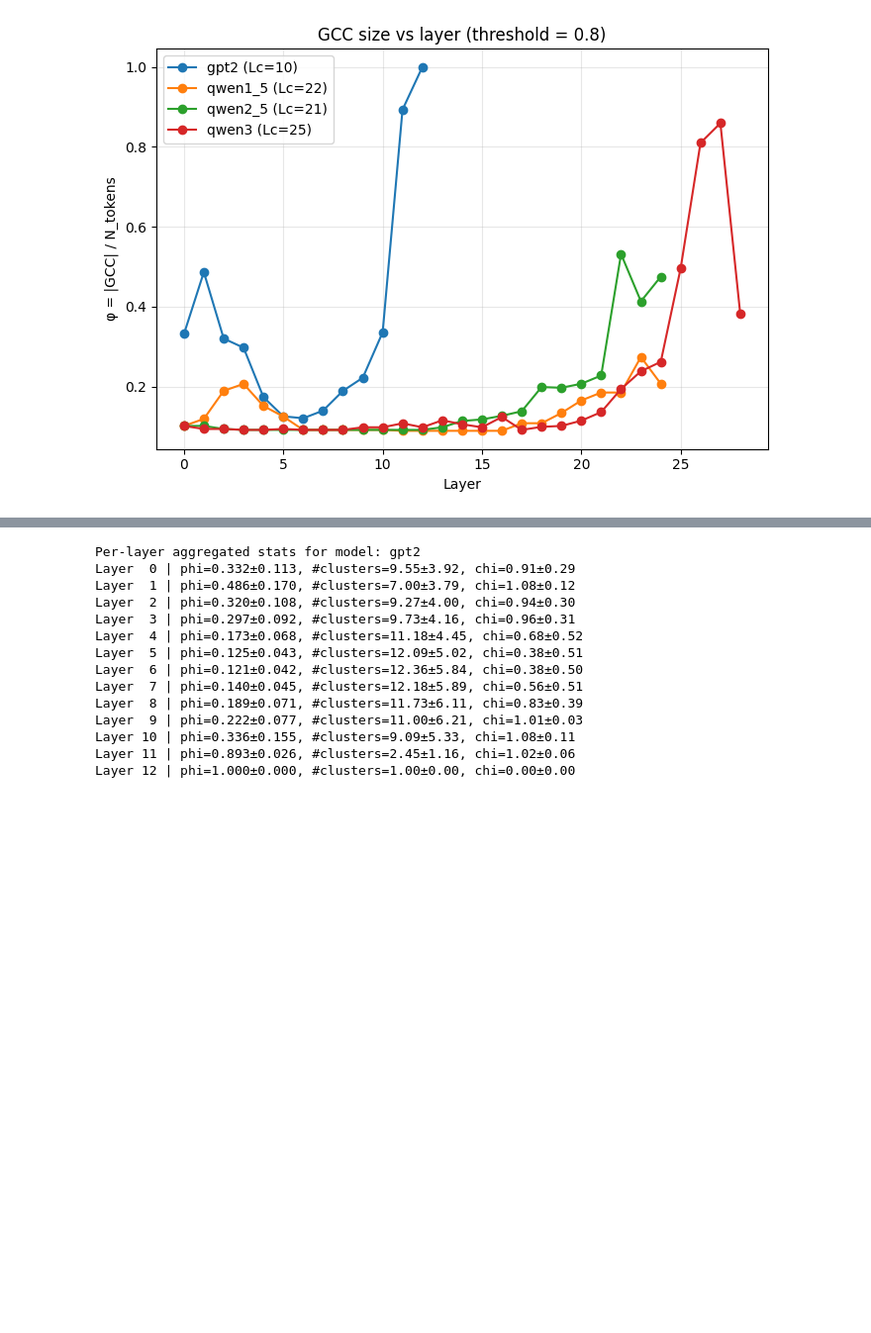
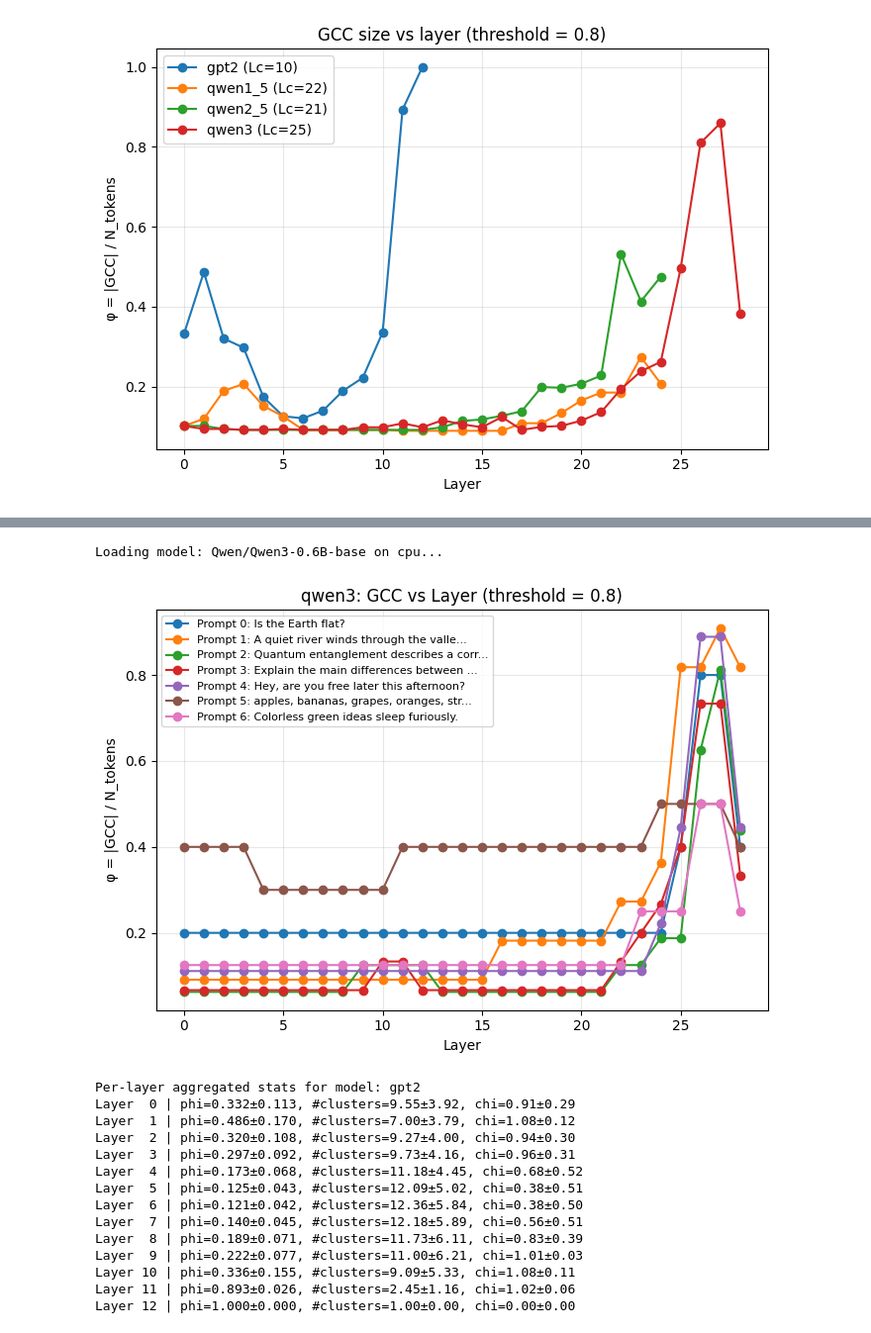
Before and after one commit to Joyuri1022/Cloud_Network_Group2, a Jupyter notebook: model_comparison_clean.ipynb, the cells around one changed output, grey strips where cells are left out. Shown at 99% size. Cells and saved outputs as stored; diff of their text form; code cells hidden in the pictures; blank space fills up the shorter version.

```diff
--- a/model_comparison_clean.ipynb
+++ b/model_comparison_clean.ipynb
@@ -527,3 +757,16 @@ plt.show()
+# %%
+MODEL_ID = "qwen3"
+PROMPT_IDXS = [0, 10, 12, 18, 22, 24, 28]
+FIXED_THRESHOLD = 0.8
+
+run_prompt_comparison_for_model(
+    model_id=MODEL_ID,
+    prompt_indices=PROMPT_IDXS,
+    threshold=FIXED_THRESHOLD,
+)
+# %% [output]
+Loading model: Qwen/Qwen3-0.6B-base on cpu...
+[figure, added]
 # %%
 inspect_id = "gpt2"
 
```
Also changed, not shown: parts of 11 cells of this notebook.
